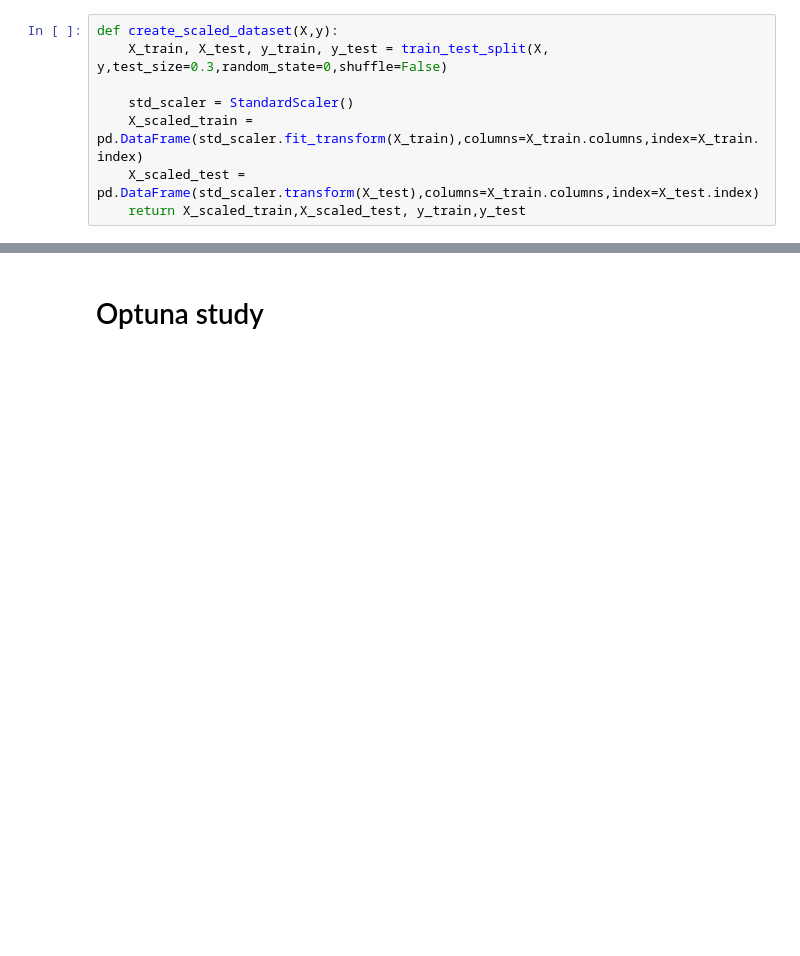
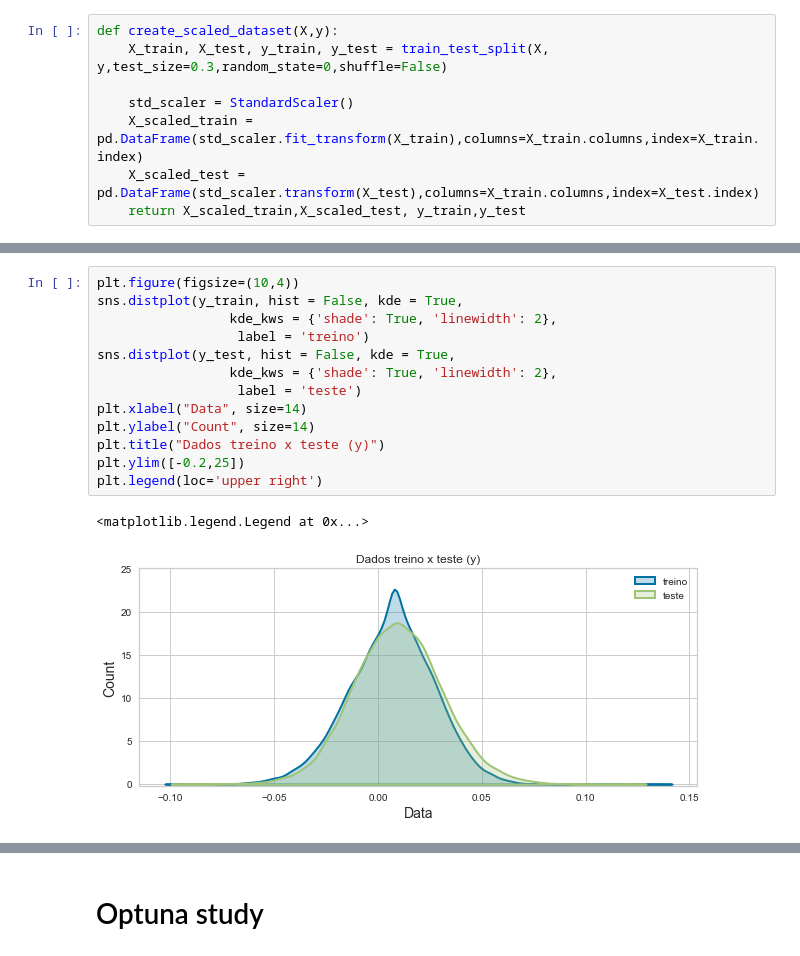
Before and after one commit to mariaclaraav/Sparse_Sensing, a Jupyter notebook: 4.Feature_selection.ipynb, the cells around one changed output, grey strips where cells are left out. Cells and saved outputs as stored; diff of their text form; blank space fills up the shorter version.

```diff
--- a/4.Feature_selection.ipynb
+++ b/4.Feature_selection.ipynb
@@ -64,0 +70,16 @@ X_train_scaled,X_test_scaled,y_train,y_test = create_scaled_dataset(X,y)
+# %%
+plt.figure(figsize=(10,4))
+sns.distplot(y_train, hist = False, kde = True,
+                 kde_kws = {'shade': True, 'linewidth': 2},
+                  label = 'treino')
+sns.distplot(y_test, hist = False, kde = True,
+                 kde_kws = {'shade': True, 'linewidth': 2},
+                  label = 'teste')
+plt.xlabel("Data", size=14)
+plt.ylabel("Count", size=14)
+plt.title("Dados treino x teste (y)")
+plt.ylim([-0.2,25])
+plt.legend(loc='upper right')
+# %% [output]
+<matplotlib.legend.Legend at 0x...>
+[figure, added]
```
Also changed, not shown: parts of 56 cells of this notebook, 6 other files.
